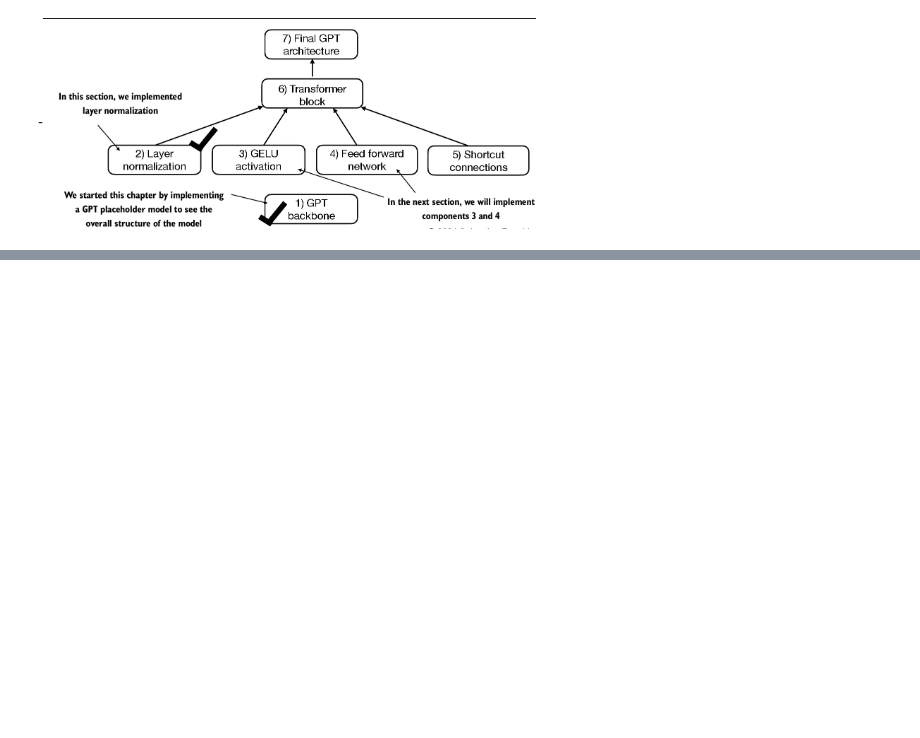
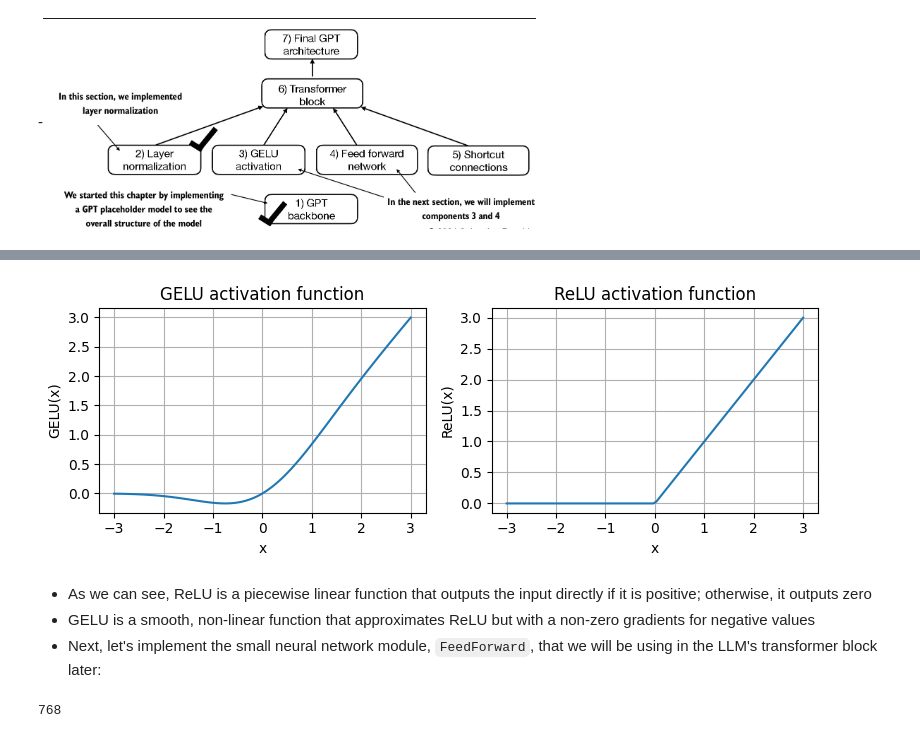
Before and after one commit to SnehaVardhan09/GenAI, a Jupyter notebook: LLMs-from-scratch/main_3/GPT_implementation.ipynb, the cells around one changed output, grey strips where cells are left out. Saved outputs shown, nothing was run; the diff lists cells and outputs as text; code cells hidden in the pictures; blank space fills up the shorter version.

Commit message:
Update GPT_implementation.ipynb
GELU implementation
feed-forward network

```diff
--- a/LLMs-from-scratch/main_3/GPT_implementation.ipynb
+++ b/LLMs-from-scratch/main_3/GPT_implementation.ipynb
@@ -237,0 +250,34 @@ Variance:
+# %%
+class GELU(nn.Module):
+    def __init__(self):
+        super().__init__()
+
+    def forward(self, x):
+        return 0.5*x*(1+torch.tanh(torch.sqrt(torch.tensor(2.0/torch.pi)) *
+                                  (x + 0.044715 * torch.pow(x, 3))
+                     ))
+# %%
+import matplotlib.pyplot as plt
+
+gelu, relu = GELU(), nn.ReLU()
+
+x = torch.linspace(-3, 3, 100)
+y_gelu, y_relu = gelu(x), relu(x)
+
+plt.figure(figsize=(8,3))
+for i, (y, label) in enumerate(zip([y_gelu, y_relu], ["GELU", "ReLU"]), 1):
+    plt.subplot(1,2,i)
+    plt.plot(x, y)
+    plt.title(f"{label} activation function")
+    plt.xlabel("x")
+    plt.ylabel(f"{label}(x)")
+    plt.grid(True)
+
+plt.tight_layout()
+plt.show()
+# %% [output]
+[figure, added]
+# %% [markdown]
+- As we can see, ReLU is a piecewise linear function that outputs the input directly if it is positive; otherwise, it outputs zero
+- GELU is a smooth, non-linear function that approximates ReLU but with a non-zero gradients for negative values
+- Next, let's implement the small neural network module, `FeedForward`, that we will be using in the LLM's transformer block later:
@@ -237,0 +296,4 @@ Variance:
+# %%
+print(GPT_CONFIG_124M["emb_dim"])
+# %% [output]
+768
```
Also changed, not shown: parts of 7 cells of this notebook.
